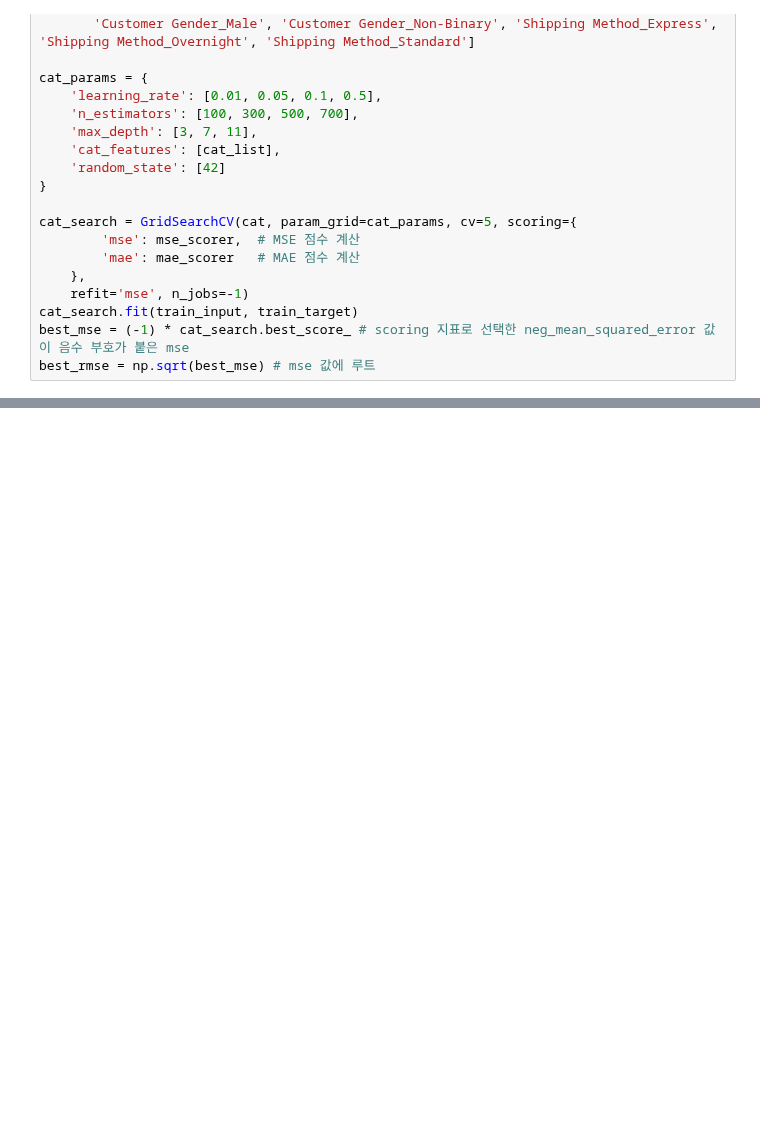
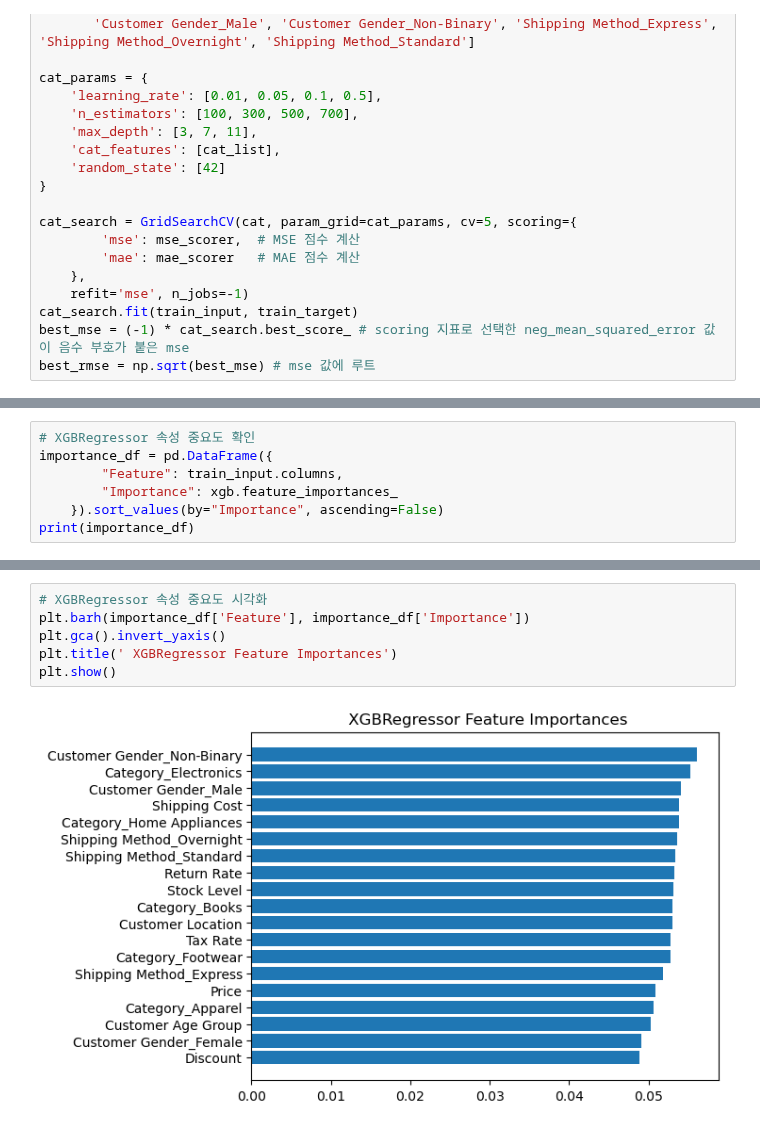
Before and after one commit to halley1116/2025_DA_study, a Jupyter notebook: seonmin/PSM_1_2.ipynb, the cells around one changed output, grey strips where cells are left out. Saved outputs shown, nothing was run; the diff lists cells and outputs as text; blank space fills up the shorter version.

```diff
--- a/seonmin/PSM_1_2.ipynb
+++ b/seonmin/PSM_1_2.ipynb
@@ -408,0 +583,7 @@ best_rmse = np.sqrt(best_mse) # mse 값에 루트
+# %%
+# XGBRegressor 속성 중요도 확인
+importance_df = pd.DataFrame({
+        "Feature": train_input.columns,
+        "Importance": xgb.feature_importances_
+    }).sort_values(by="Importance", ascending=False)
+print(importance_df)
@@ -408,0 +611,8 @@ best_rmse = np.sqrt(best_mse) # mse 값에 루트
+# %%
+# XGBRegressor 속성 중요도 시각화
+plt.barh(importance_df['Feature'], importance_df['Importance'])
+plt.gca().invert_yaxis()
+plt.title(' XGBRegressor Feature Importances')
+plt.show()
+# %% [output]
+[figure, added]
```
Also changed, not shown: parts of 20 cells of this notebook, 9 other files.
